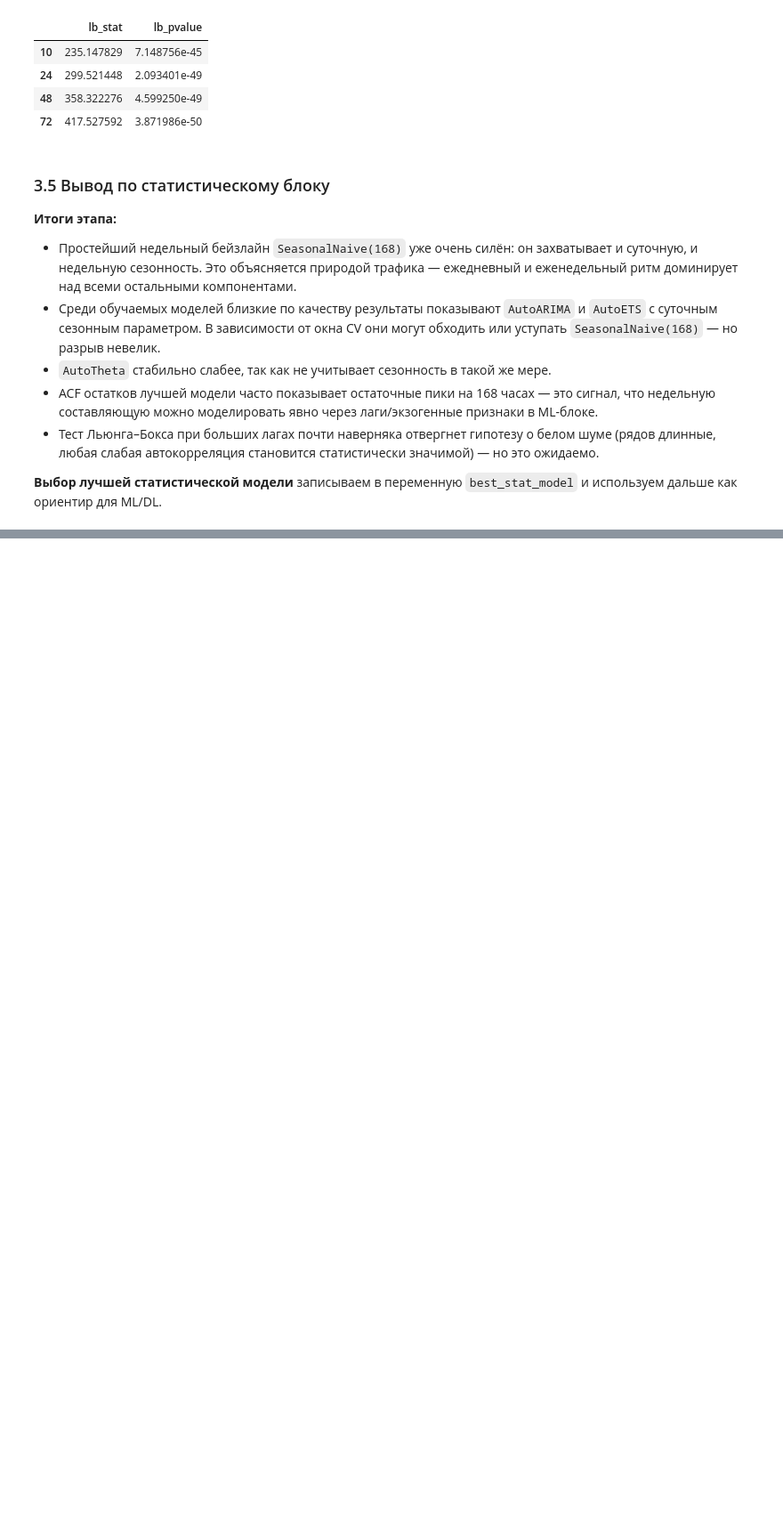
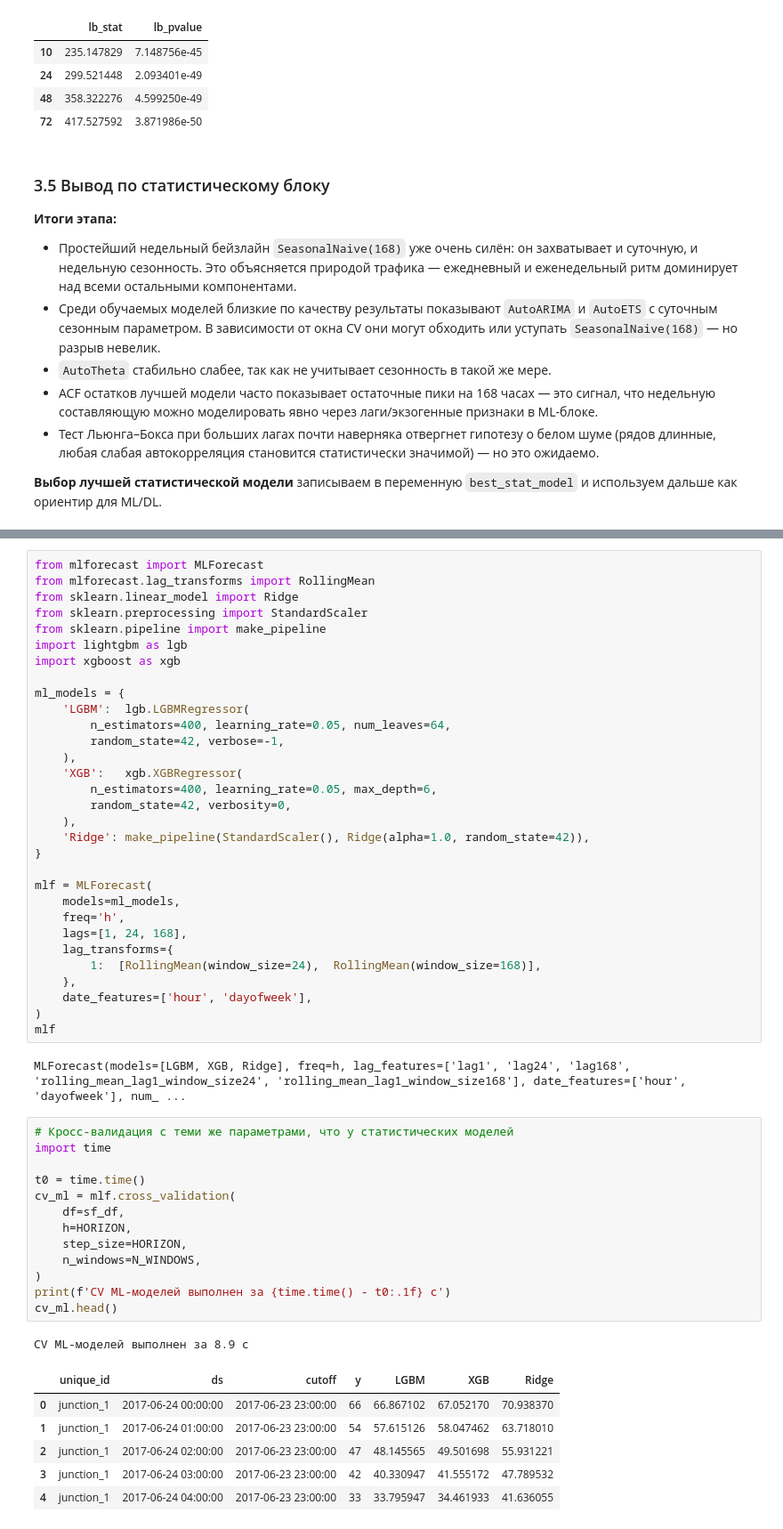
Before and after one commit to AinurGalimzyanov/TrafficForecasting, a Jupyter notebook: notebooks/analysis.ipynb, the cells around one changed output, grey strips where cells are left out. Shown at 89% size. Cells and saved outputs as stored; diff of their text form; blank space fills up the shorter version.

```diff
--- a/notebooks/analysis.ipynb
+++ b/notebooks/analysis.ipynb
@@ -695,0 +716,54 @@ lb
+# %%
+from mlforecast import MLForecast
+from mlforecast.lag_transforms import RollingMean
+from sklearn.linear_model import Ridge
+from sklearn.preprocessing import StandardScaler
+from sklearn.pipeline import make_pipeline
+import lightgbm as lgb
+import xgboost as xgb
+
+ml_models = {
+    'LGBM':  lgb.LGBMRegressor(
+        n_estimators=400, learning_rate=0.05, num_leaves=64,
+        random_state=42, verbose=-1,
+    ),
+    'XGB':   xgb.XGBRegressor(
+        n_estimators=400, learning_rate=0.05, max_depth=6,
+        random_state=42, verbosity=0,
+    ),
+    'Ridge': make_pipeline(StandardScaler(), Ridge(alpha=1.0, random_state=42)),
+}
+
+mlf = MLForecast(
+    models=ml_models,
+    freq='h',
+    lags=[1, 24, 168],
+    lag_transforms={
+        1:  [RollingMean(window_size=24),  RollingMean(window_size=168)],
+    },
+    date_features=['hour', 'dayofweek'],
+)
+mlf
+# %% [output]
+MLForecast(models=[LGBM, XGB, Ridge], freq=h, lag_features=['lag1', 'lag24', 'lag168', 'rolling_mean_lag1_window_size24', 'rolling_mean_lag1_window_size168'], date_features=['hour', 'dayofweek'], num_ ...
+# %%
+# Кросс-валидация с теми же параметрами, что у статистических моделей
+import time
+
+t0 = time.time()
+cv_ml = mlf.cross_validation(
+    df=sf_df,
+    h=HORIZON,
+    step_size=HORIZON,
+    n_windows=N_WINDOWS,
+)
+print(f'CV ML-моделей выполнен за {time.time() - t0:.1f} c')
+cv_ml.head()
+# %% [output]
+CV ML-моделей выполнен за 8.9 c
+|  | unique_id | ds | cutoff | y | LGBM | XGB | Ridge |
+| 0 | junction_1 | 2017-06-24 00:00:00 | 2017-06-23 23:00:00 | 66 | 66.867102 | 67.052170 | 70.938370 |
+| 1 | junction_1 | 2017-06-24 01:00:00 | 2017-06-23 23:00:00 | 54 | 57.615126 | 58.047462 | 63.718010 |
+| 2 | junction_1 | 2017-06-24 02:00:00 | 2017-06-23 23:00:00 | 47 | 48.145565 | 49.501698 | 55.931221 |
+| 3 | junction_1 | 2017-06-24 03:00:00 | 2017-06-23 23:00:00 | 42 | 40.330947 | 41.555172 | 47.789532 |
+| 4 | junction_1 | 2017-06-24 04:00:00 | 2017-06-23 23:00:00 | 33 | 33.795947 | 34.461933 | 41.636055 |
```
Also changed, not shown: parts of 9 cells of this notebook.
